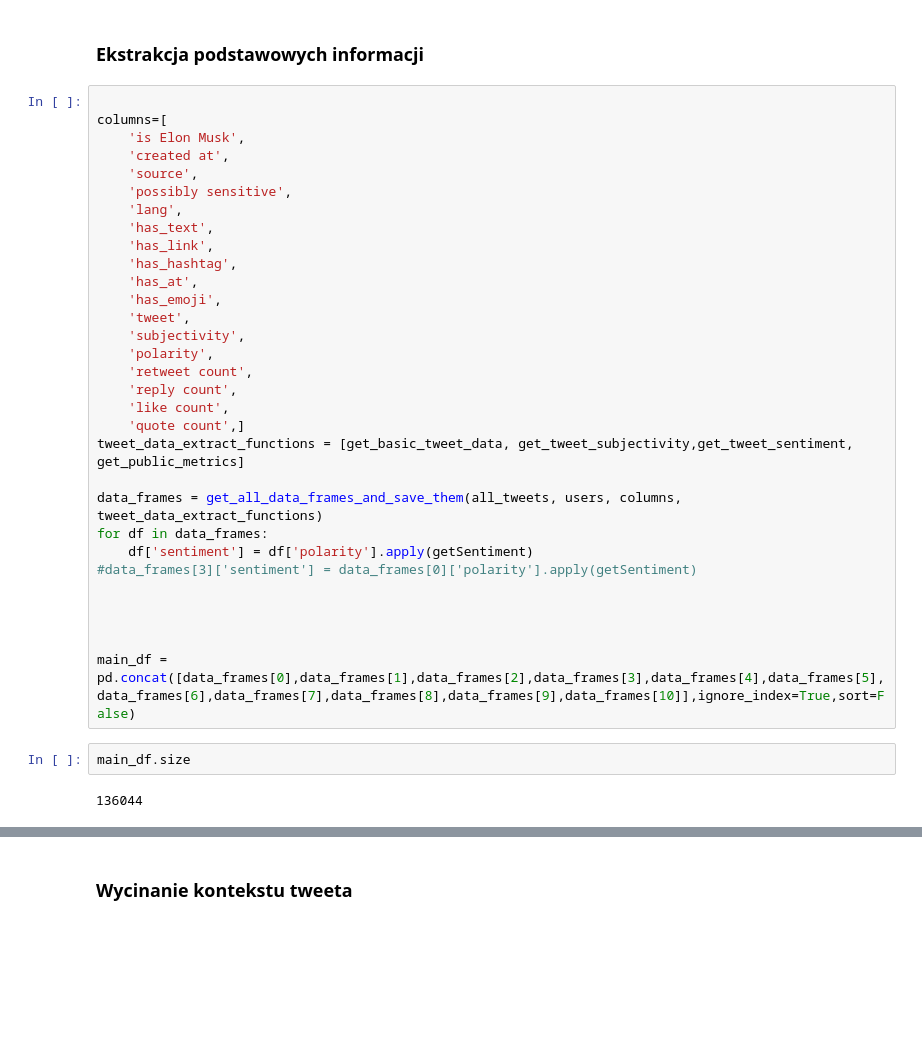
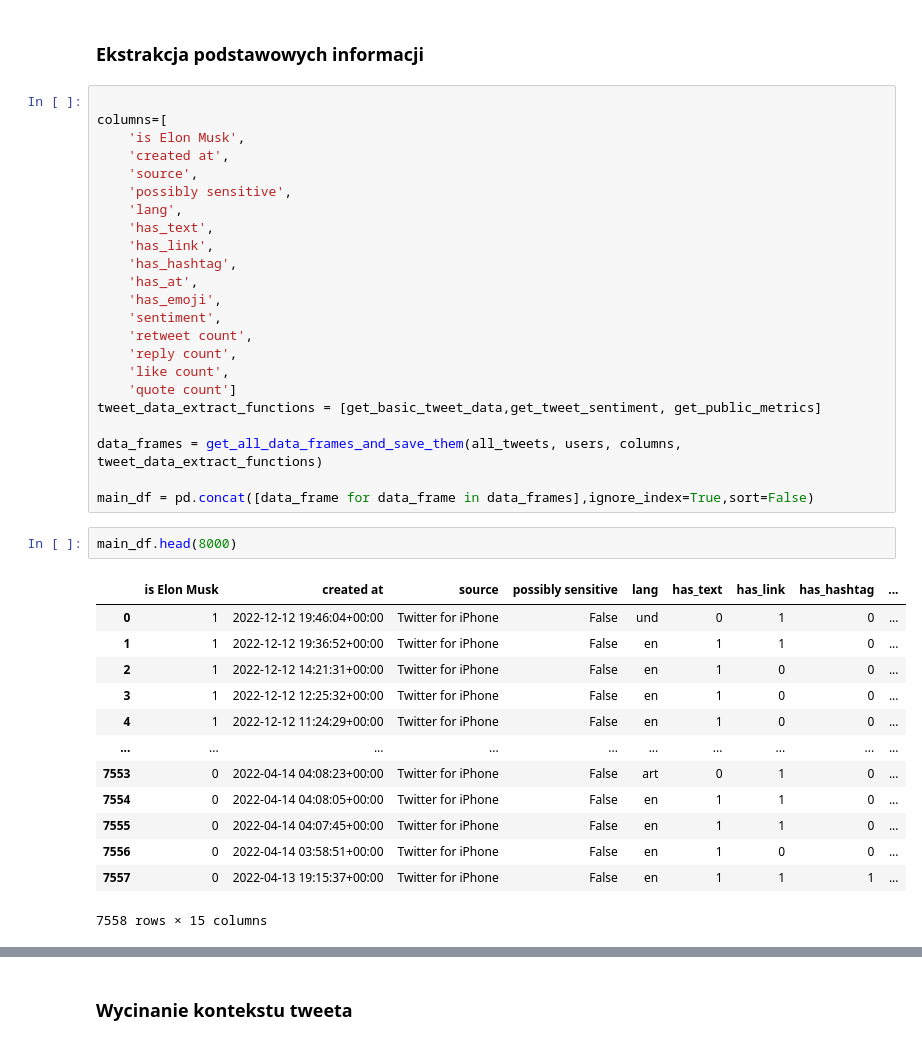
Before and after one commit to Wiktor-99/MAED, a Jupyter notebook: tweets_pd_frames.ipynb, the cells around one changed output, grey strips where cells are left out. Drawn from its saved outputs; the diff is of its cells as text; blank space fills up the shorter version.

```diff
--- a/tweets_pd_frames.ipynb
+++ b/tweets_pd_frames.ipynb
@@ -147,28 +146,32 @@ columns=[
     'has_hashtag',
     'has_at',
     'has_emoji',
-    'tweet',
-    'subjectivity',
-    'polarity',
+    'sentiment',
     'retweet count',
     'reply count',
     'like count',
-    'quote count',]
-tweet_data_extract_functions = [get_basic_tweet_data, get_tweet_subjectivity,get_tweet_sentiment, get_public_metrics]
+    'quote count']
+tweet_data_extract_functions = [get_basic_tweet_data,get_tweet_sentiment, get_public_metrics]
 
 data_frames = get_all_data_frames_and_save_them(all_tweets, users, columns, tweet_data_extract_functions)
-for df in data_frames:
-    df['sentiment'] = df['polarity'].apply(getSentiment)
-#data_frames[3]['sentiment'] = data_frames[0]['polarity'].apply(getSentiment)
 
-
-
-
-main_df = pd.concat([data_frames[0],data_frames[1],data_frames[2],data_frames[3],data_frames[4],data_frames[5],data_frames[6],data_frames[7],data_frames[8],data_frames[9],data_frames[10]],ignore_index=True,sort=False)
+main_df = pd.concat([data_frame for data_frame in data_frames],ignore_index=True,sort=False)
-# %%
-main_df.size
-# %% [output]
-136044
+# %%
+main_df.head(8000)
+# %% [output]
+|  | is Elon Musk | created at | source | possibly sensitive | lang | has_text | has_link | has_hashtag | ... |
+| 0 | 1 | 2022-12-12 19:46:04+00:00 | Twitter for iPhone | False | und | 0 | 1 | 0 | ... |
+| 1 | 1 | 2022-12-12 19:36:52+00:00 | Twitter for iPhone | False | en | 1 | 1 | 0 | ... |
+| 2 | 1 | 2022-12-12 14:21:31+00:00 | Twitter for iPhone | False | en | 1 | 0 | 0 | ... |
+| 3 | 1 | 2022-12-12 12:25:32+00:00 | Twitter for iPhone | False | en | 1 | 0 | 0 | ... |
+| 4 | 1 | 2022-12-12 11:24:29+00:00 | Twitter for iPhone | False | en | 1 | 0 | 0 | ... |
+| ... | ... | ... | ... | ... | ... | ... | ... | ... | ... |
+| 7553 | 0 | 2022-04-14 04:08:23+00:00 | Twitter for iPhone | False | art | 0 | 1 | 0 | ... |
+| 7554 | 0 | 2022-04-14 04:08:05+00:00 | Twitter for iPhone | False | en | 1 | 1 | 0 | ... |
+| 7555 | 0 | 2022-04-14 04:07:45+00:00 | Twitter for iPhone | False | en | 1 | 1 | 0 | ... |
+| 7556 | 0 | 2022-04-14 03:58:51+00:00 | Twitter for iPhone | False | en | 1 | 0 | 0 | ... |
+| 7557 | 0 | 2022-04-13 19:15:37+00:00 | Twitter for iPhone | False | en | 1 | 1 | 1 | ... |
+7558 rows × 15 columns
 # %%
 main_df.groupby(by='is Elon Musk')['source'].value_counts()
 # %% [output]
```
Also changed, not shown: parts of 11 cells of this notebook, 25 other files.
